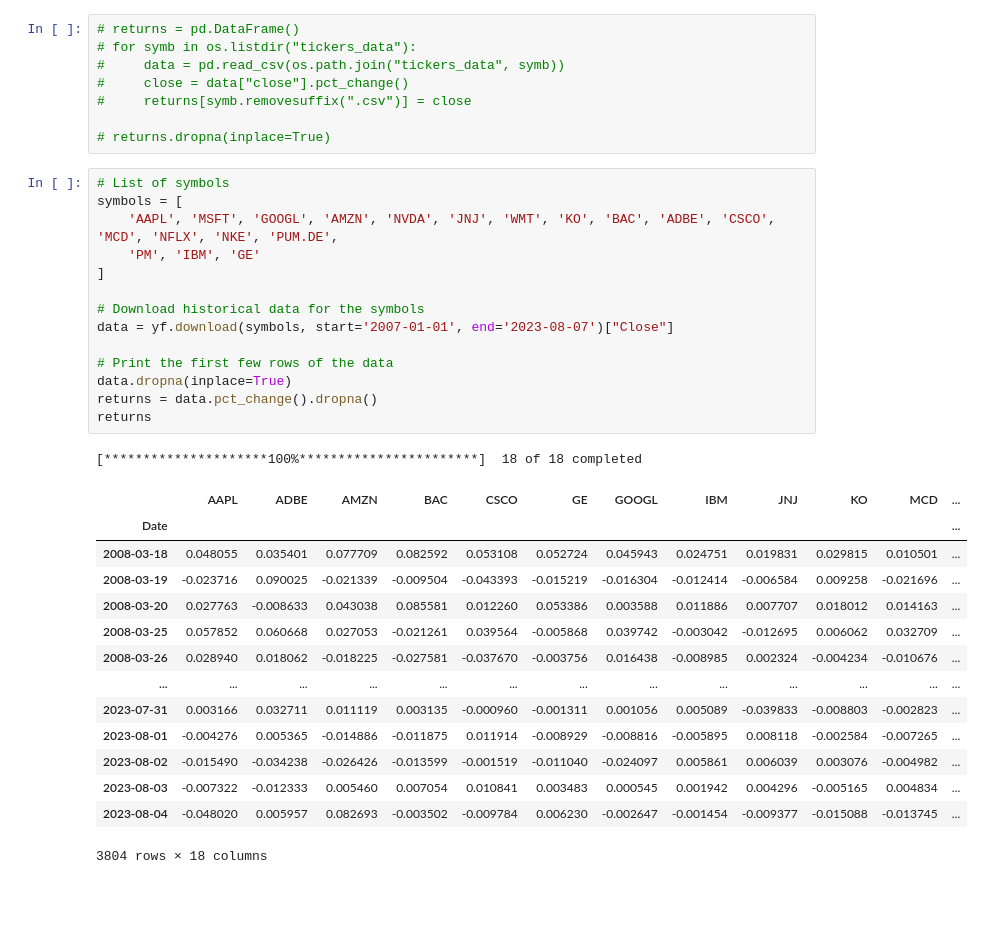
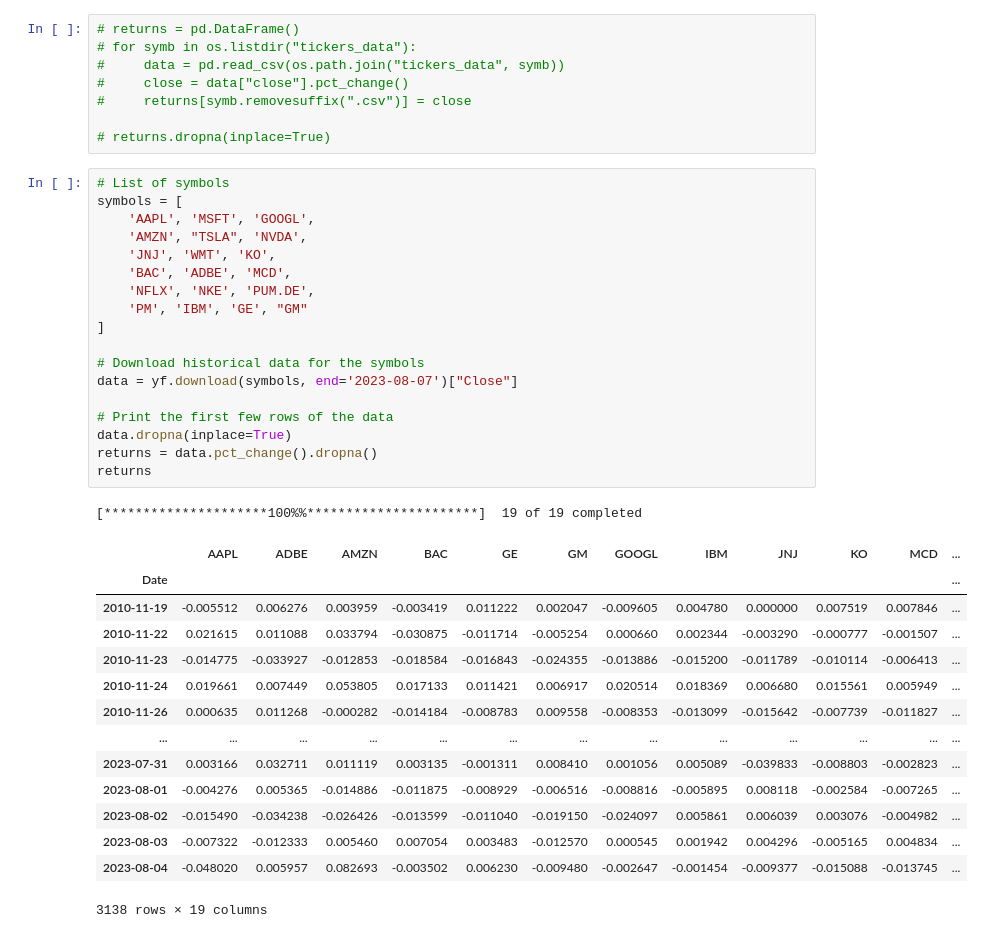
Before and after one commit to erfantbtb/algotrade-riskmanagement, a Jupyter notebook: test.ipynb, the cells around one changed output. Saved outputs shown, nothing was run; the diff lists cells and outputs as text; blank space fills up the shorter version.

```diff
--- a/test.ipynb
+++ b/test.ipynb
@@ -26,31 +26,35 @@ sns.set_theme()
 # %%
 # List of symbols
 symbols = [
-    'AAPL', 'MSFT', 'GOOGL', 'AMZN', 'NVDA', 'JNJ', 'WMT', 'KO', 'BAC', 'ADBE', 'CSCO', 'MCD', 'NFLX', 'NKE', 'PUM.DE',
-    'PM', 'IBM', 'GE'
+    'AAPL', 'MSFT', 'GOOGL',
+    'AMZN', "TSLA", 'NVDA',
+    'JNJ', 'WMT', 'KO',
+    'BAC', 'ADBE', 'MCD',
+    'NFLX', 'NKE', 'PUM.DE',
+    'PM', 'IBM', 'GE', "GM"
 ]
 
 # Download historical data for the symbols
-data = yf.download(symbols, start='2007-01-01', end='2023-08-07')["Close"]
+data = yf.download(symbols, end='2023-08-07')["Close"]
 
 # Print the first few rows of the data
 data.dropna(inplace=True)
 returns = data.pct_change().dropna()
 returns
 # %% [output]
-[*********************100%***********************]  18 of 18 completed
+[*********************100%%**********************]  19 of 19 completed
-|  | AAPL | ADBE | AMZN | BAC | CSCO | GE | GOOGL | IBM | JNJ | KO | MCD | ... |
+|  | AAPL | ADBE | AMZN | BAC | GE | GM | GOOGL | IBM | JNJ | KO | MCD | ... |
 | Date |  |  |  |  |  |  |  |  |  |  |  | ... |
-| 2008-03-18 | 0.048055 | 0.035401 | 0.077709 | 0.082592 | 0.053108 | 0.052724 | 0.045943 | 0.024751 | 0.019831 | 0.029815 | 0.010501 | ... |
-| 2008-03-19 | -0.023716 | 0.090025 | -0.021339 | -0.009504 | -0.043393 | -0.015219 | -0.016304 | -0.012414 | -0.006584 | 0.009258 | -0.021696 | ... |
-| 2008-03-20 | 0.027763 | -0.008633 | 0.043038 | 0.085581 | 0.012260 | 0.053386 | 0.003588 | 0.011886 | 0.007707 | 0.018012 | 0.014163 | ... |
-| 2008-03-25 | 0.057852 | 0.060668 | 0.027053 | -0.021261 | 0.039564 | -0.005868 | 0.039742 | -0.003042 | -0.012695 | 0.006062 | 0.032709 | ... |
-| 2008-03-26 | 0.028940 | 0.018062 | -0.018225 | -0.027581 | -0.037670 | -0.003756 | 0.016438 | -0.008985 | 0.002324 | -0.004234 | -0.010676 | ... |
+| 2010-11-19 | -0.005512 | 0.006276 | 0.003959 | -0.003419 | 0.011222 | 0.002047 | -0.009605 | 0.004780 | 0.000000 | 0.007519 | 0.007846 | ... |
+| 2010-11-22 | 0.021615 | 0.011088 | 0.033794 | -0.030875 | -0.011714 | -0.005254 | 0.000660 | 0.002344 | -0.003290 | -0.000777 | -0.001507 | ... |
+| 2010-11-23 | -0.014775 | -0.033927 | -0.012853 | -0.018584 | -0.016843 | -0.024355 | -0.013886 | -0.015200 | -0.011789 | -0.010114 | -0.006413 | ... |
+| 2010-11-24 | 0.019661 | 0.007449 | 0.053805 | 0.017133 | 0.011421 | 0.006917 | 0.020514 | 0.018369 | 0.006680 | 0.015561 | 0.005949 | ... |
+| 2010-11-26 | 0.000635 | 0.011268 | -0.000282 | -0.014184 | -0.008783 | 0.009558 | -0.008353 | -0.013099 | -0.015642 | -0.007739 | -0.011827 | ... |
 | ... | ... | ... | ... | ... | ... | ... | ... | ... | ... | ... | ... | ... |
-| 2023-07-31 | 0.003166 | 0.032711 | 0.011119 | 0.003135 | -0.000960 | -0.001311 | 0.001056 | 0.005089 | -0.039833 | -0.008803 | -0.002823 | ... |
-| 2023-08-01 | -0.004276 | 0.005365 | -0.014886 | -0.011875 | 0.011914 | -0.008929 | -0.008816 | -0.005895 | 0.008118 | -0.002584 | -0.007265 | ... |
-| 2023-08-02 | -0.015490 | -0.034238 | -0.026426 | -0.013599 | -0.001519 | -0.011040 | -0.024097 | 0.005861 | 0.006039 | 0.003076 | -0.004982 | ... |
-| 2023-08-03 | -0.007322 | -0.012333 | 0.005460 | 0.007054 | 0.010841 | 0.003483 | 0.000545 | 0.001942 | 0.004296 | -0.005165 | 0.004834 | ... |
-| 2023-08-04 | -0.048020 | 0.005957 | 0.082693 | -0.003502 | -0.009784 | 0.006230 | -0.002647 | -0.001454 | -0.009377 | -0.015088 | -0.013745 | ... |
+| 2023-07-31 | 0.003166 | 0.032711 | 0.011119 | 0.003135 | -0.001311 | 0.008410 | 0.001056 | 0.005089 | -0.039833 | -0.008803 | -0.002823 | ... |
+| 2023-08-01 | -0.004276 | 0.005365 | -0.014886 | -0.011875 | -0.008929 | -0.006516 | -0.008816 | -0.005895 | 0.008118 | -0.002584 | -0.007265 | ... |
+| 2023-08-02 | -0.015490 | -0.034238 | -0.026426 | -0.013599 | -0.011040 | -0.019150 | -0.024097 | 0.005861 | 0.006039 | 0.003076 | -0.004982 | ... |
+| 2023-08-03 | -0.007322 | -0.012333 | 0.005460 | 0.007054 | 0.003483 | -0.012570 | 0.000545 | 0.001942 | 0.004296 | -0.005165 | 0.004834 | ... |
+| 2023-08-04 | -0.048020 | 0.005957 | 0.082693 | -0.003502 | 0.006230 | -0.009480 | -0.002647 | -0.001454 | -0.009377 | -0.015088 | -0.013745 | ... |
-3804 rows × 18 columns
+3138 rows × 19 columns
 # %%
```
Also changed, not shown: parts of 6 cells of this notebook, 3 other files.
